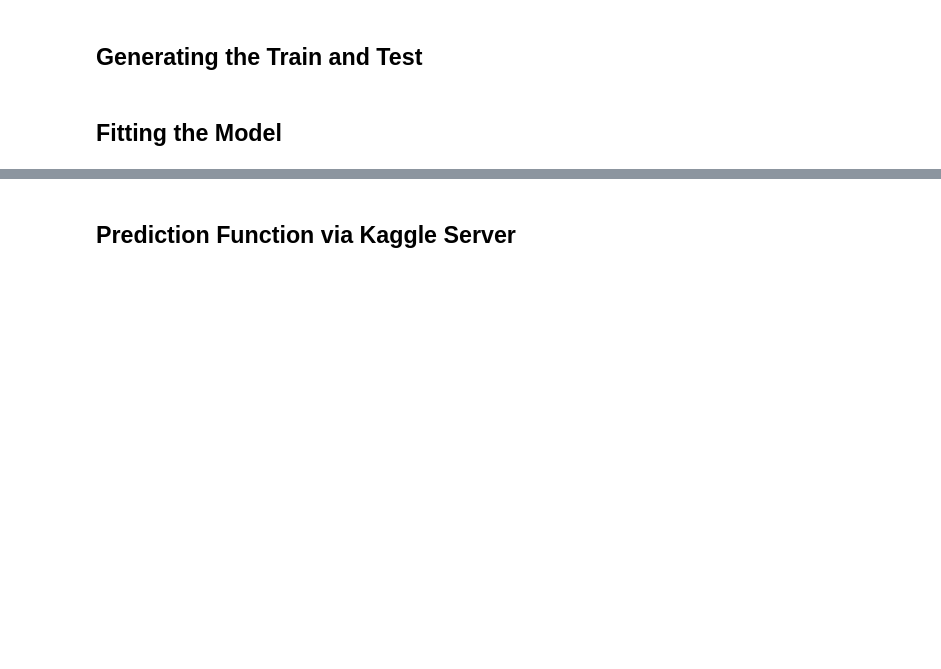
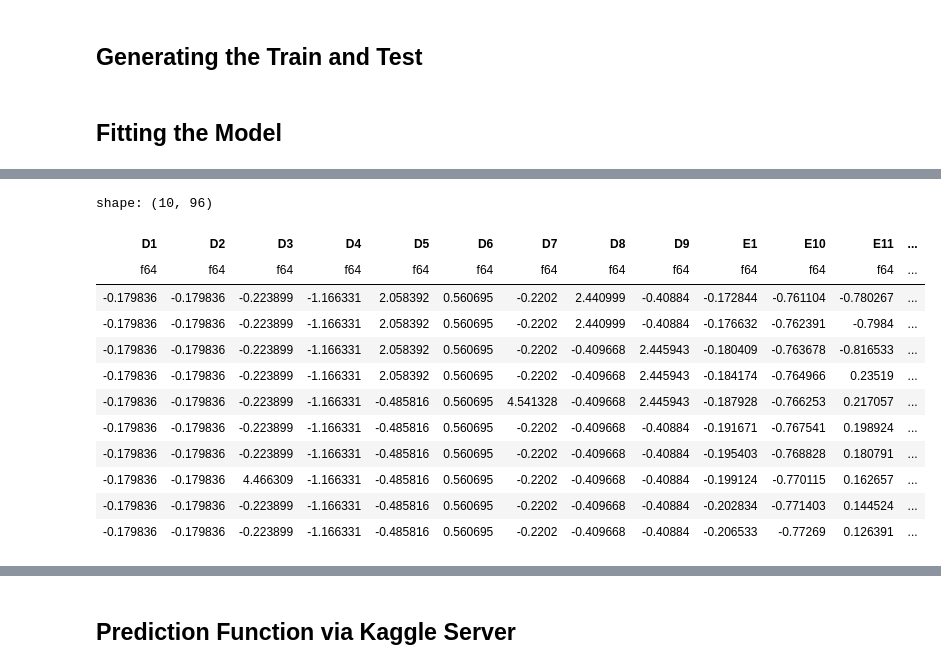
Before and after one commit to atrbyg24/kaggle, a Jupyter notebook: hull_tactical_market_prediction.ipynb, the cells around one changed output, grey strips where cells are left out. Cells and saved outputs as stored; diff of their text form; code cells hidden in the pictures; blank space fills up the shorter version.

```diff
--- a/hull_tactical_market_prediction.ipynb
+++ b/hull_tactical_market_prediction.ipynb
@@ -316,3 +335,19 @@ ElasticNet(alpha=0.0005336699231206312, random_state=17)
+# %%
+X_test
+# %% [output]
+shape: (10, 96)
+| D1 | D2 | D3 | D4 | D5 | D6 | D7 | D8 | D9 | E1 | E10 | E11 | ... |
+| f64 | f64 | f64 | f64 | f64 | f64 | f64 | f64 | f64 | f64 | f64 | f64 | ... |
+| -0.179836 | -0.179836 | -0.223899 | -1.166331 | 2.058392 | 0.560695 | -0.2202 | 2.440999 | -0.40884 | -0.172844 | -0.761104 | -0.780267 | ... |
+| -0.179836 | -0.179836 | -0.223899 | -1.166331 | 2.058392 | 0.560695 | -0.2202 | 2.440999 | -0.40884 | -0.176632 | -0.762391 | -0.7984 | ... |
+| -0.179836 | -0.179836 | -0.223899 | -1.166331 | 2.058392 | 0.560695 | -0.2202 | -0.409668 | 2.445943 | -0.180409 | -0.763678 | -0.816533 | ... |
+| -0.179836 | -0.179836 | -0.223899 | -1.166331 | 2.058392 | 0.560695 | -0.2202 | -0.409668 | 2.445943 | -0.184174 | -0.764966 | 0.23519 | ... |
+| -0.179836 | -0.179836 | -0.223899 | -1.166331 | -0.485816 | 0.560695 | 4.541328 | -0.409668 | 2.445943 | -0.187928 | -0.766253 | 0.217057 | ... |
+| -0.179836 | -0.179836 | -0.223899 | -1.166331 | -0.485816 | 0.560695 | -0.2202 | -0.409668 | -0.40884 | -0.191671 | -0.767541 | 0.198924 | ... |
+| -0.179836 | -0.179836 | -0.223899 | -1.166331 | -0.485816 | 0.560695 | -0.2202 | -0.409668 | -0.40884 | -0.195403 | -0.768828 | 0.180791 | ... |
+| -0.179836 | -0.179836 | 4.466309 | -1.166331 | -0.485816 | 0.560695 | -0.2202 | -0.409668 | -0.40884 | -0.199124 | -0.770115 | 0.162657 | ... |
+| -0.179836 | -0.179836 | -0.223899 | -1.166331 | -0.485816 | 0.560695 | -0.2202 | -0.409668 | -0.40884 | -0.202834 | -0.771403 | 0.144524 | ... |
+| -0.179836 | -0.179836 | -0.223899 | -1.166331 | -0.485816 | 0.560695 | -0.2202 | -0.409668 | -0.40884 | -0.206533 | -0.77269 | 0.126391 | ... |
 # %%
 preds = model.predict(X_train)
 r2 = r2_score(y_train, preds)
```
Also changed, not shown: parts of 7 cells of this notebook.
